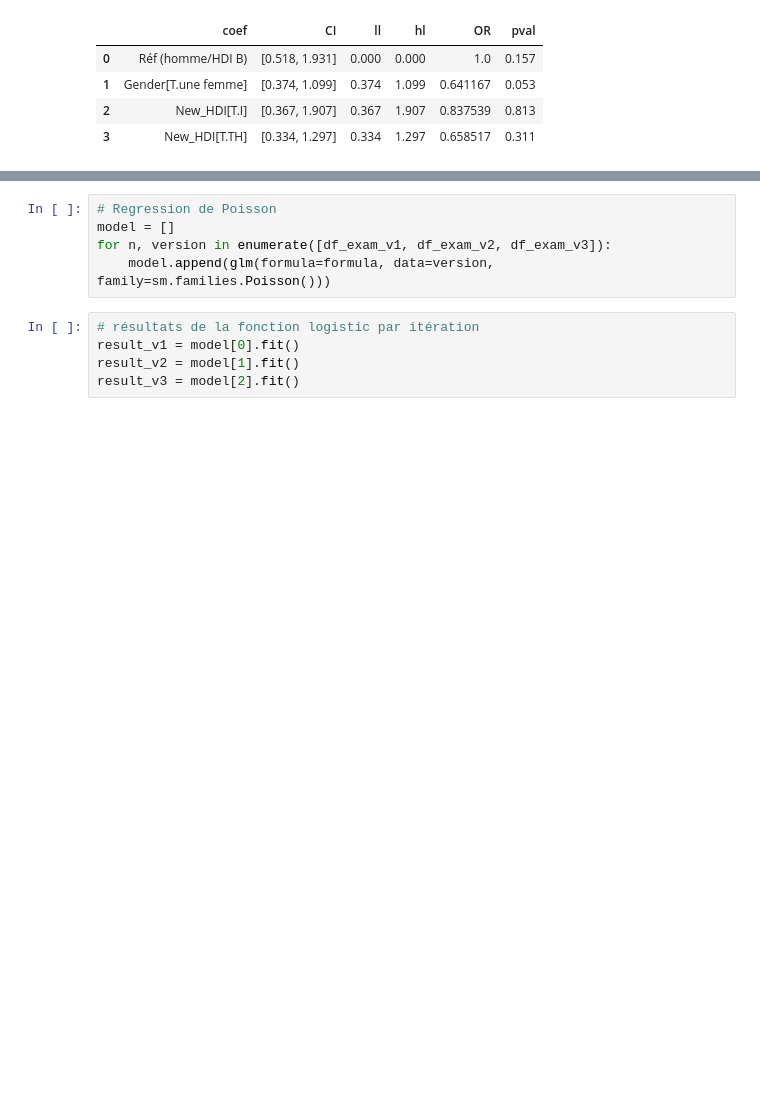
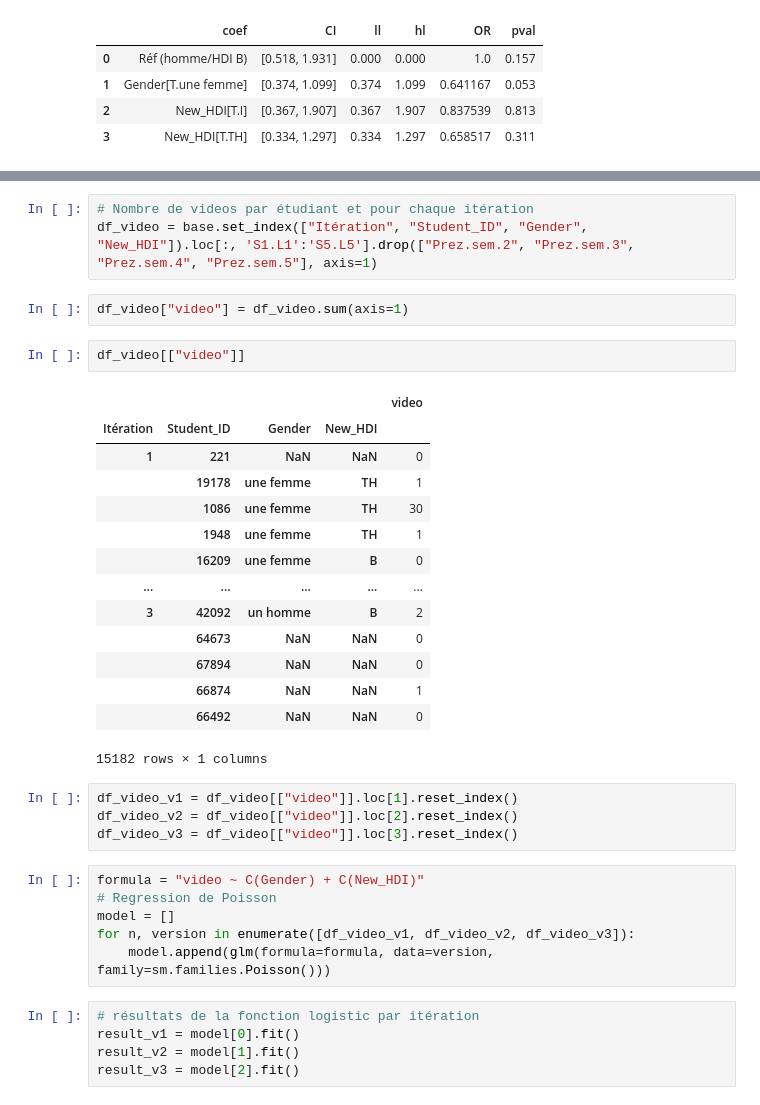
Before and after one commit to smtux/DUDA, a Jupyter notebook: statistique/src/mooc_mertes.ipynb, the cells around one changed output, grey strips where cells are left out. Cells and saved outputs as stored; diff of their text form; blank space fills up the shorter version.

```diff
--- a/statistique/src/mooc_mertes.ipynb
+++ b/statistique/src/mooc_mertes.ipynb
@@ -1047,7 +1044,34 @@ for n, version in enumerate([forest_v1, forest_v2, forest_v3]):
+# %%
+# Nombre de videos par étudiant et pour chaque itération
+df_video = base.set_index(["Itération", "Student_ID", "Gender", "New_HDI"]).loc[:, 'S1.L1':'S5.L5'].drop(["Prez.sem.2", "Prez.sem.3", "Prez.sem.4", "Prez.sem.5"], axis=1)
+# %%
+df_video["video"] = df_video.sum(axis=1)
+# %%
+df_video[["video"]]
+# %% [output]
+|  |  |  |  | video |
+| Itération | Student_ID | Gender | New_HDI |  |
+| 1 | 221 | NaN | NaN | 0 |
+|  | 19178 | une femme | TH | 1 |
+|  | 1086 | une femme | TH | 30 |
+|  | 1948 | une femme | TH | 1 |
+|  | 16209 | une femme | B | 0 |
+| ... | ... | ... | ... | ... |
+| 3 | 42092 | un homme | B | 2 |
+|  | 64673 | NaN | NaN | 0 |
+|  | 67894 | NaN | NaN | 0 |
+|  | 66874 | NaN | NaN | 1 |
+|  | 66492 | NaN | NaN | 0 |
+15182 rows × 1 columns
+# %%
+df_video_v1 = df_video[["video"]].loc[1].reset_index()
+df_video_v2 = df_video[["video"]].loc[2].reset_index()
+df_video_v3 = df_video[["video"]].loc[3].reset_index()
 # %%
+formula = "video ~ C(Gender) + C(New_HDI)"
 # Regression de Poisson
 model = []
-for n, version in enumerate([df_exam_v1, df_exam_v2, df_exam_v3]):
+for n, version in enumerate([df_video_v1, df_video_v2, df_video_v3]):
     model.append(glm(formula=formula, data=version, family=sm.families.Poisson()))
 # %%
 # résultats de la fonction logistic par itération
```
Also changed, not shown: parts of 19 cells of this notebook, 8 other files.
